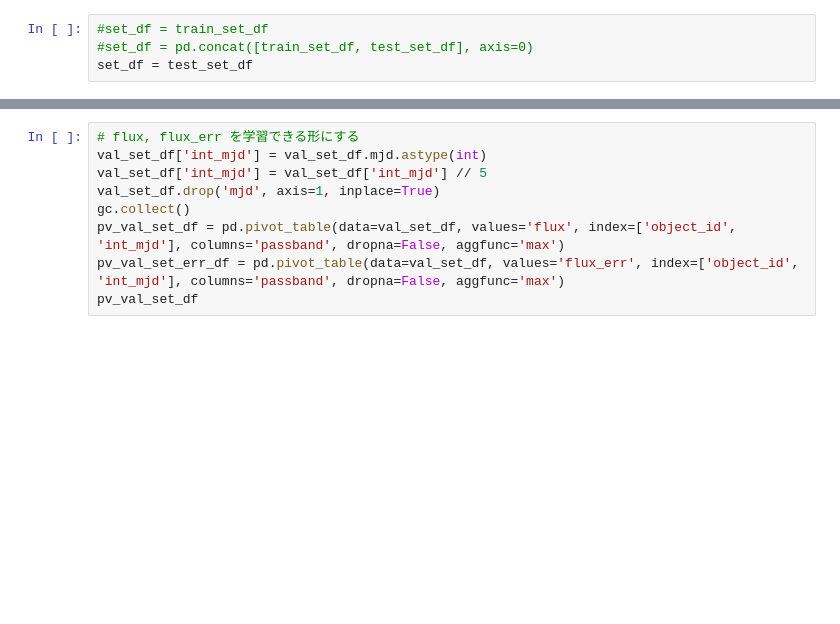
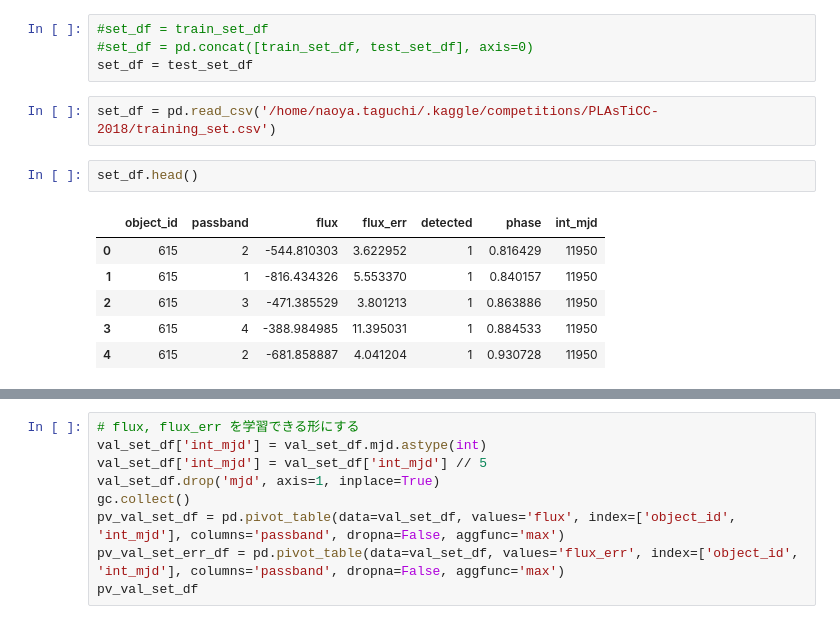
Before and after one commit to guchio3/kaggle-plasticc, a Jupyter notebook: notebook/lstm_autoencoder_deficit_interpolation.ipynb, the cells around one changed output, grey strips where cells are left out. Drawn from its saved outputs; the diff is of its cells as text; blank space fills up the shorter version.

```diff
--- a/notebook/lstm_autoencoder_deficit_interpolation.ipynb
+++ b/notebook/lstm_autoencoder_deficit_interpolation.ipynb
@@ -219,3 +221,14 @@ train_set_df.mjd.max(), train_set_df.mjd.min(), test_set_df.mjd.max(), test_set_
 #set_df = train_set_df
 #set_df = pd.concat([train_set_df, test_set_df], axis=0)
 set_df = test_set_df
+# %%
+set_df = pd.read_csv('/home/naoya.taguchi/.kaggle/competitions/PLAsTiCC-2018/training_set.csv')
+# %%
+set_df.head()
+# %% [output]
+|  | object_id | passband | flux | flux_err | detected | phase | int_mjd |
+| 0 | 615 | 2 | -544.810303 | 3.622952 | 1 | 0.816429 | 11950 |
+| 1 | 615 | 1 | -816.434326 | 5.553370 | 1 | 0.840157 | 11950 |
+| 2 | 615 | 3 | -471.385529 | 3.801213 | 1 | 0.863886 | 11950 |
+| 3 | 615 | 4 | -388.984985 | 11.395031 | 1 | 0.884533 | 11950 |
+| 4 | 615 | 2 | -681.858887 | 4.041204 | 1 | 0.930728 | 11950 |
```
Also changed, not shown: parts of 7 cells of this notebook, 12 other files.
